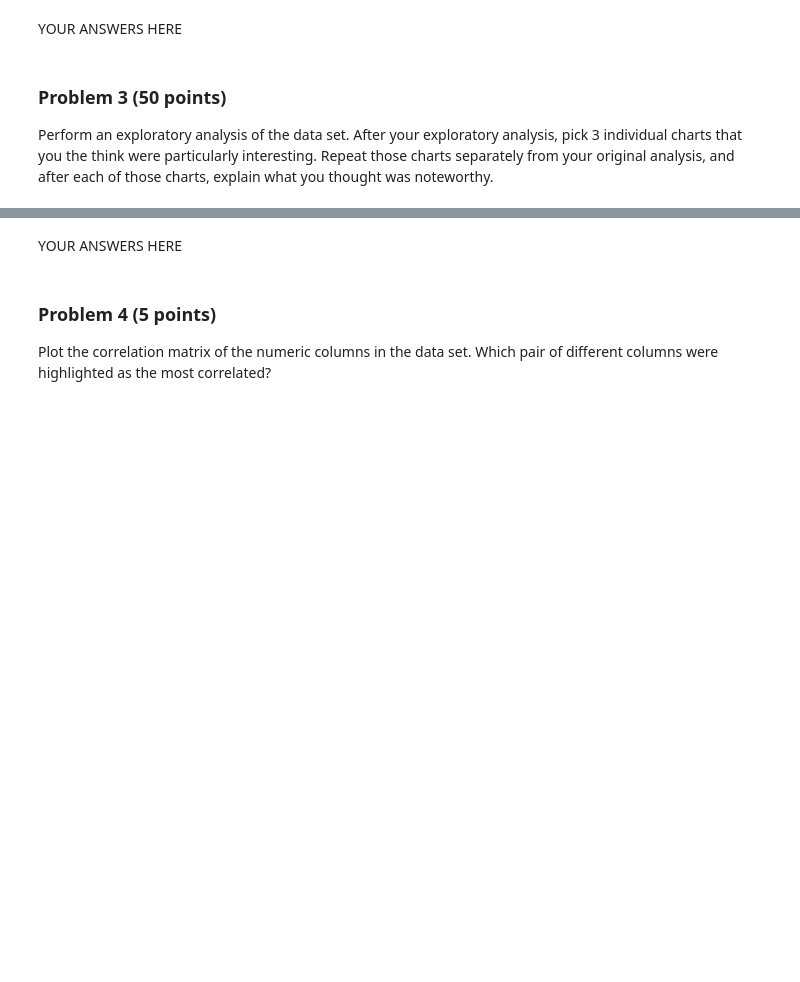
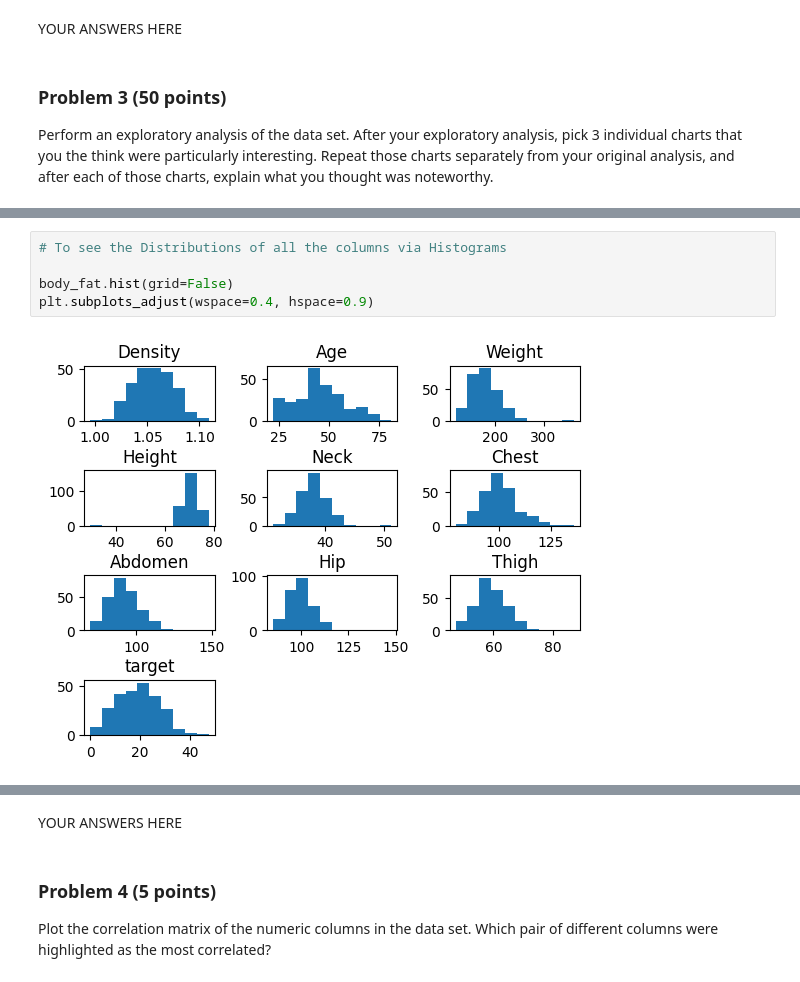
Before and after one commit to Haleymussary00/dx602-final-project, a Jupyter notebook: project.ipynb, the cells around one changed output, grey strips where cells are left out. Drawn from its saved outputs; the diff is of its cells as text; blank space fills up the shorter version.

```diff
--- a/project.ipynb
+++ b/project.ipynb
@@ -204,0 +224,7 @@ body_fat
+# %%
+# To see the Distributions of all the columns via Histograms
+
+body_fat.hist(grid=False)
+plt.subplots_adjust(wspace=0.4, hspace=0.9)
+# %% [output]
+[figure, added]
```
Also changed, not shown: parts of 10 cells of this notebook.
